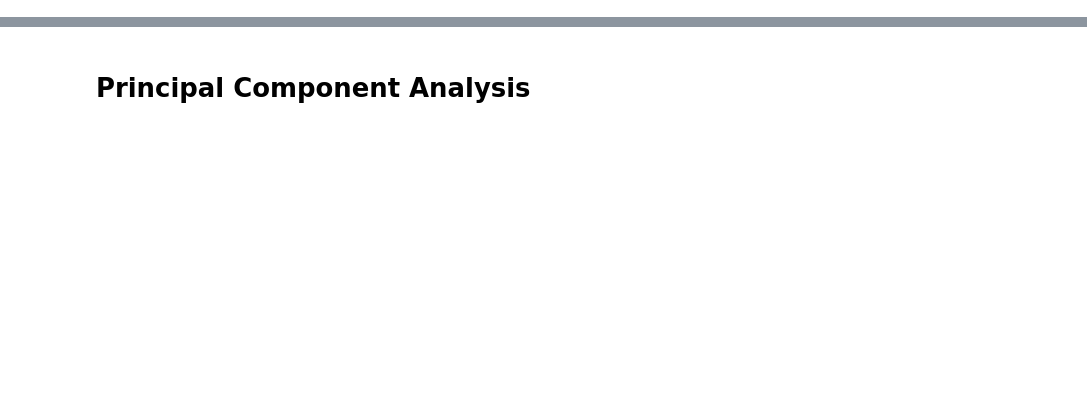
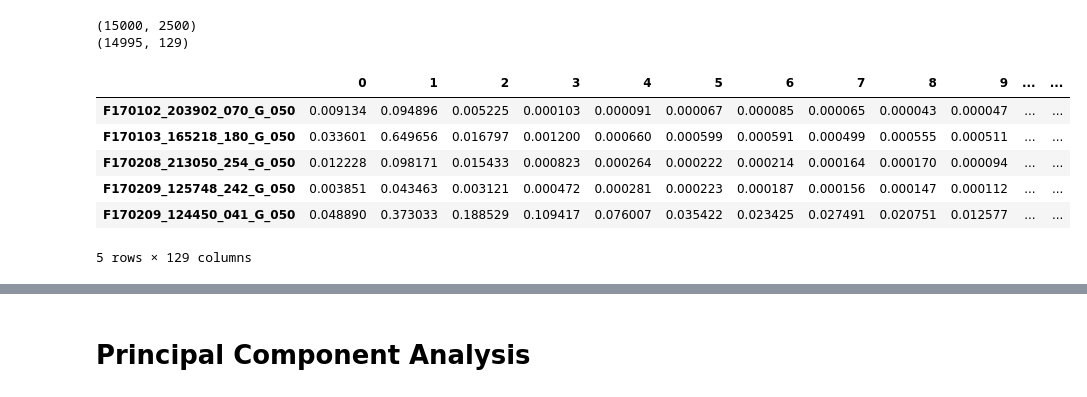
Before and after one commit to kalfasyan/wingbeat_frequencies, a Jupyter notebook: Demo_pca.ipynb, the cells around one changed output, grey strips where cells are left out. Drawn from its saved outputs; the diff is of its cells as text; code cells hidden in the pictures; blank space fills up the shorter version.

```diff
--- a/Demo_pca.ipynb
+++ b/Demo_pca.ipynb
@@ -66,0 +95,19 @@ def make_insect_df(insect_class='Culex'):
+# %%
+df_concat = pd.concat([df_ae, df_an, df_cu], axis=0, sort=False)
+labelarray = df_concat.label.values
+df_concat.drop('label', axis=1, inplace=True)
+print(df_concat.shape)
+df_concat.dropna(how='all', axis=1, inplace=True)
+df_concat.dropna(how='all', axis=0, inplace=True)
+print(df_concat.shape)
+df_concat.head()
+# %% [output]
+(15000, 2500)
+(14995, 129)
+|  | 0 | 1 | 2 | 3 | 4 | 5 | 6 | 7 | 8 | 9 | ... | ... |
+| F170102_203902_070_G_050 | 0.009134 | 0.094896 | 0.005225 | 0.000103 | 0.000091 | 0.000067 | 0.000085 | 0.000065 | 0.000043 | 0.000047 | ... | ... |
+| F170103_165218_180_G_050 | 0.033601 | 0.649656 | 0.016797 | 0.001200 | 0.000660 | 0.000599 | 0.000591 | 0.000499 | 0.000555 | 0.000511 | ... | ... |
+| F170208_213050_254_G_050 | 0.012228 | 0.098171 | 0.015433 | 0.000823 | 0.000264 | 0.000222 | 0.000214 | 0.000164 | 0.000170 | 0.000094 | ... | ... |
+| F170209_125748_242_G_050 | 0.003851 | 0.043463 | 0.003121 | 0.000472 | 0.000281 | 0.000223 | 0.000187 | 0.000156 | 0.000147 | 0.000112 | ... | ... |
+| F170209_124450_041_G_050 | 0.048890 | 0.373033 | 0.188529 | 0.109417 | 0.076007 | 0.035422 | 0.023425 | 0.027491 | 0.020751 | 0.012577 | ... | ... |
+5 rows × 129 columns
```
Also changed, not shown: parts of 28 cells of this notebook, 2 other files.
